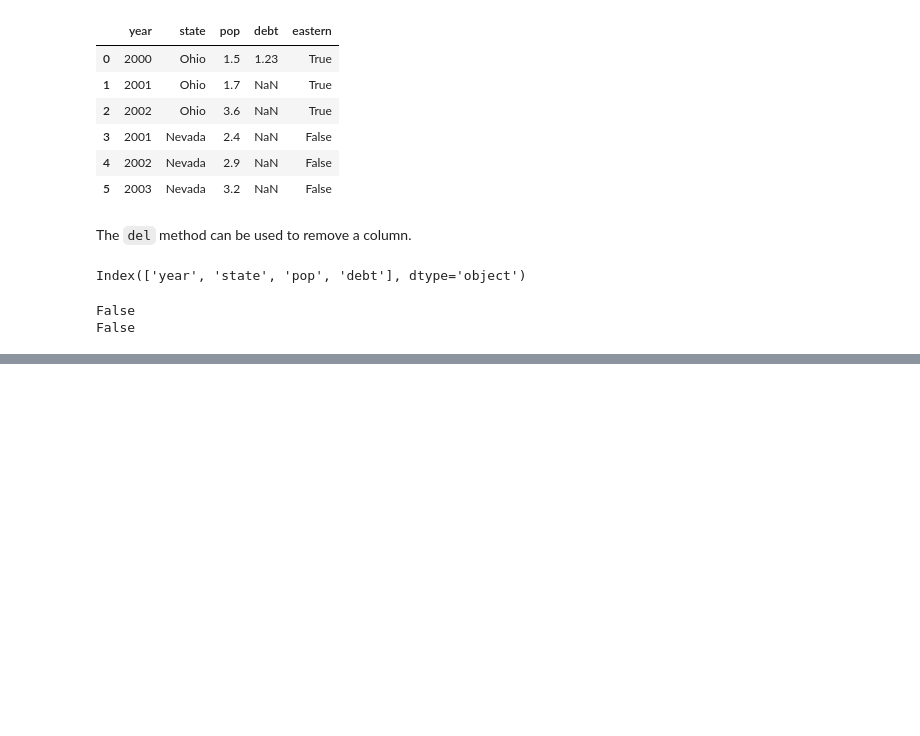
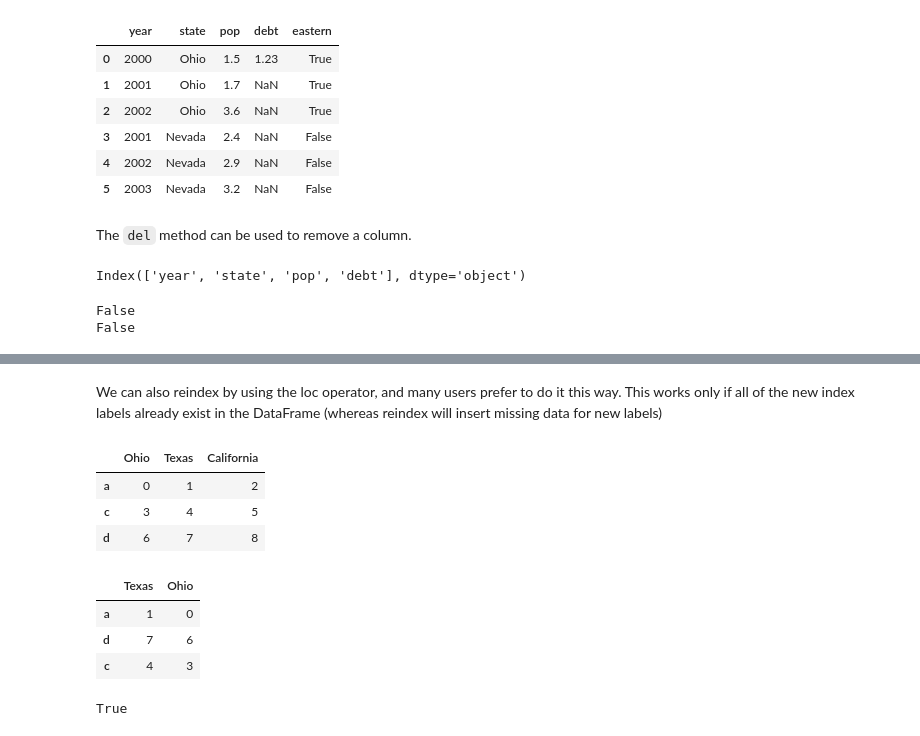
Before and after one commit to Mountain-Biker/pydata-book-practice, a Jupyter notebook: chapter5.ipynb, the cells around one changed output, grey strips where cells are left out. Drawn from its saved outputs; the diff is of its cells as text; code cells hidden in the pictures; blank space fills up the shorter version.

```diff
--- a/chapter5.ipynb
+++ b/chapter5.ipynb
@@ -334,0 +461,21 @@ False
+# %% [markdown]
+We can also reindex by using the loc operator, and many users prefer to do it this way. This works only if all of the new index labels already exist in the DataFrame (whereas reindex will insert missing data for new labels)
+# %%
+frame
+# %% [output]
+|  | Ohio | Texas | California |
+| a | 0 | 1 | 2 |
+| c | 3 | 4 | 5 |
+| d | 6 | 7 | 8 |
+# %%
+frame4 = frame.loc[['a', 'd', 'c'], ['Texas', 'Ohio']]
+frame4
+# %% [output]
+|  | Texas | Ohio |
+| a | 1 | 0 |
+| d | 7 | 6 |
+| c | 4 | 3 |
+# %%
+frame4._is_view
+# %% [output]
+True
```
Also changed, not shown: parts of 30 cells of this notebook.
